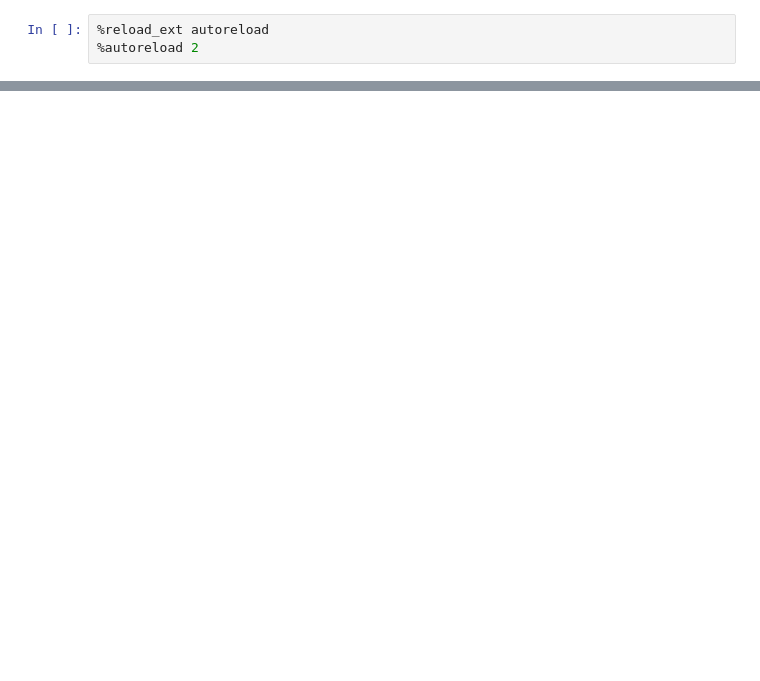
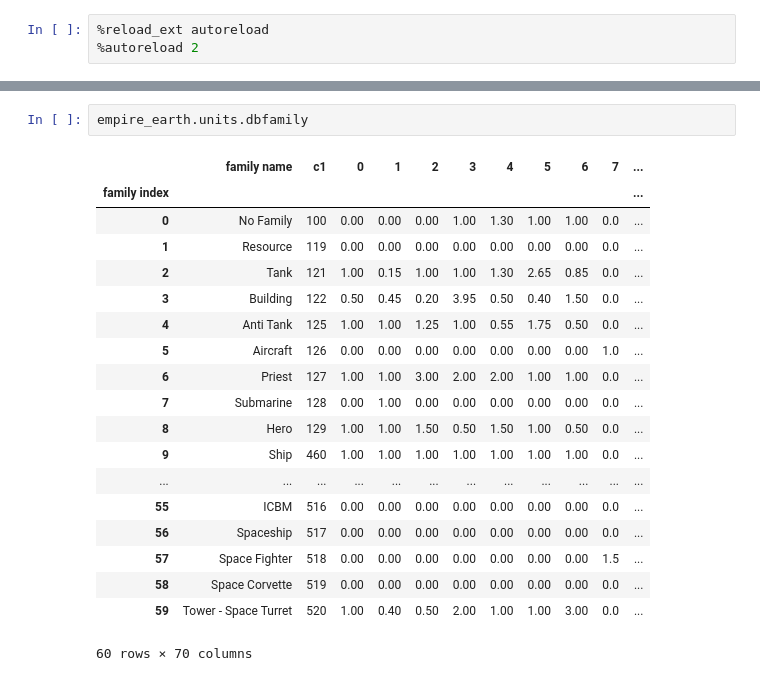
Before and after one commit to byrdie/empire_earth, a Jupyter notebook: empire_earth/unit_relationships.ipynb, the cells around one changed output, grey strips where cells are left out. Saved outputs shown, nothing was run; the diff lists cells and outputs as text; blank space fills up the shorter version.

```diff
--- a/empire_earth/unit_relationships.ipynb
+++ b/empire_earth/unit_relationships.ipynb
@@ -74,0 +23,22 @@ empire_earth.databases.attack_multiplier()
+# %%
+empire_earth.units.dbfamily
+# %% [output]
+|  | family name | c1 | 0 | 1 | 2 | 3 | 4 | 5 | 6 | 7 | ... |
+| family index |  |  |  |  |  |  |  |  |  |  | ... |
+| 0 | No Family | 100 | 0.00 | 0.00 | 0.00 | 1.00 | 1.30 | 1.00 | 1.00 | 0.0 | ... |
+| 1 | Resource | 119 | 0.00 | 0.00 | 0.00 | 0.00 | 0.00 | 0.00 | 0.00 | 0.0 | ... |
+| 2 | Tank | 121 | 1.00 | 0.15 | 1.00 | 1.00 | 1.30 | 2.65 | 0.85 | 0.0 | ... |
+| 3 | Building | 122 | 0.50 | 0.45 | 0.20 | 3.95 | 0.50 | 0.40 | 1.50 | 0.0 | ... |
+| 4 | Anti Tank | 125 | 1.00 | 1.00 | 1.25 | 1.00 | 0.55 | 1.75 | 0.50 | 0.0 | ... |
+| 5 | Aircraft | 126 | 0.00 | 0.00 | 0.00 | 0.00 | 0.00 | 0.00 | 0.00 | 1.0 | ... |
+| 6 | Priest | 127 | 1.00 | 1.00 | 3.00 | 2.00 | 2.00 | 1.00 | 1.00 | 0.0 | ... |
+| 7 | Submarine | 128 | 0.00 | 1.00 | 0.00 | 0.00 | 0.00 | 0.00 | 0.00 | 0.0 | ... |
+| 8 | Hero | 129 | 1.00 | 1.00 | 1.50 | 0.50 | 1.50 | 1.00 | 0.50 | 0.0 | ... |
+| 9 | Ship | 460 | 1.00 | 1.00 | 1.00 | 1.00 | 1.00 | 1.00 | 1.00 | 0.0 | ... |
+| ... | ... | ... | ... | ... | ... | ... | ... | ... | ... | ... | ... |
+| 55 | ICBM | 516 | 0.00 | 0.00 | 0.00 | 0.00 | 0.00 | 0.00 | 0.00 | 0.0 | ... |
+| 56 | Spaceship | 517 | 0.00 | 0.00 | 0.00 | 0.00 | 0.00 | 0.00 | 0.00 | 0.0 | ... |
+| 57 | Space Fighter | 518 | 0.00 | 0.00 | 0.00 | 0.00 | 0.00 | 0.00 | 0.00 | 1.5 | ... |
+| 58 | Space Corvette | 519 | 0.00 | 0.00 | 0.00 | 0.00 | 0.00 | 0.00 | 0.00 | 0.0 | ... |
+| 59 | Tower - Space Turret | 520 | 1.00 | 0.40 | 0.50 | 2.00 | 1.00 | 1.00 | 3.00 | 0.0 | ... |
+60 rows × 70 columns
```
Also changed, not shown: parts of 10 cells of this notebook, 12 other files.
